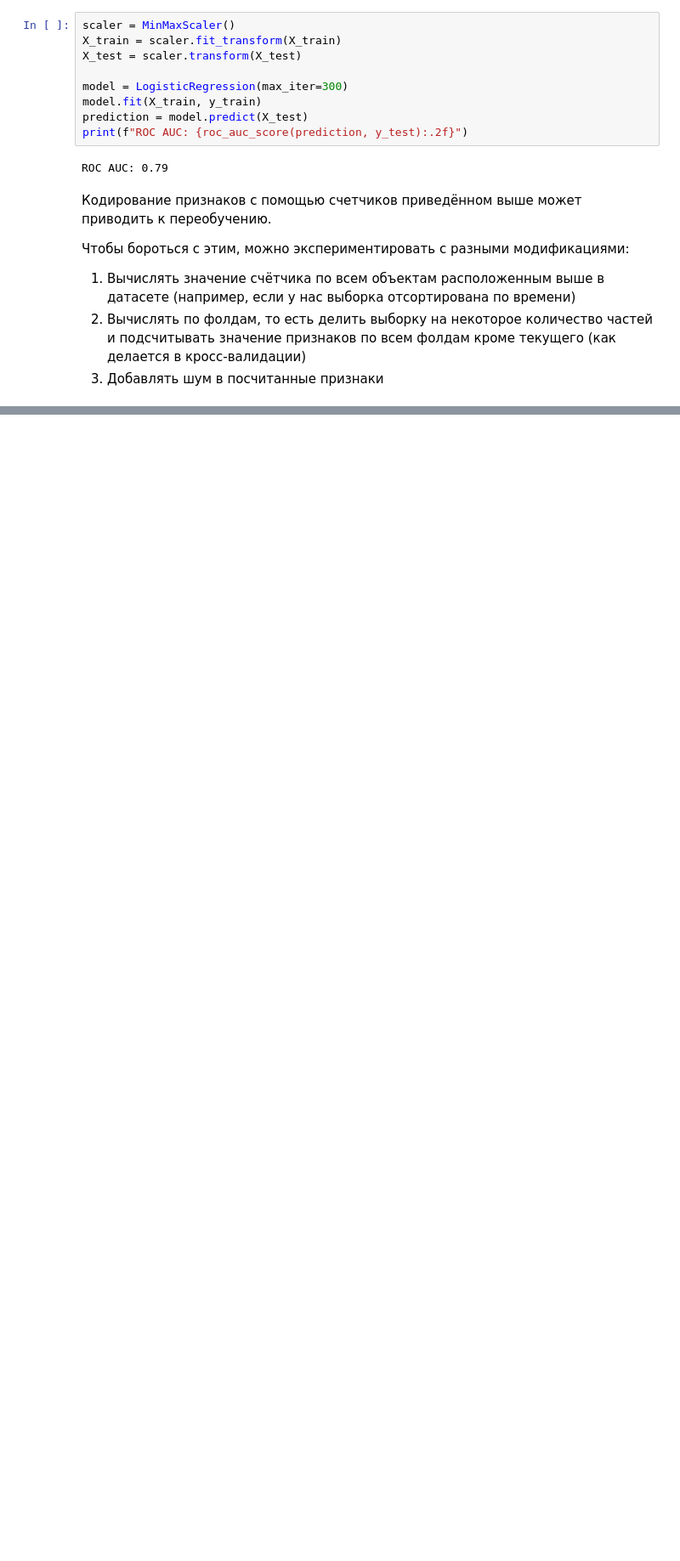
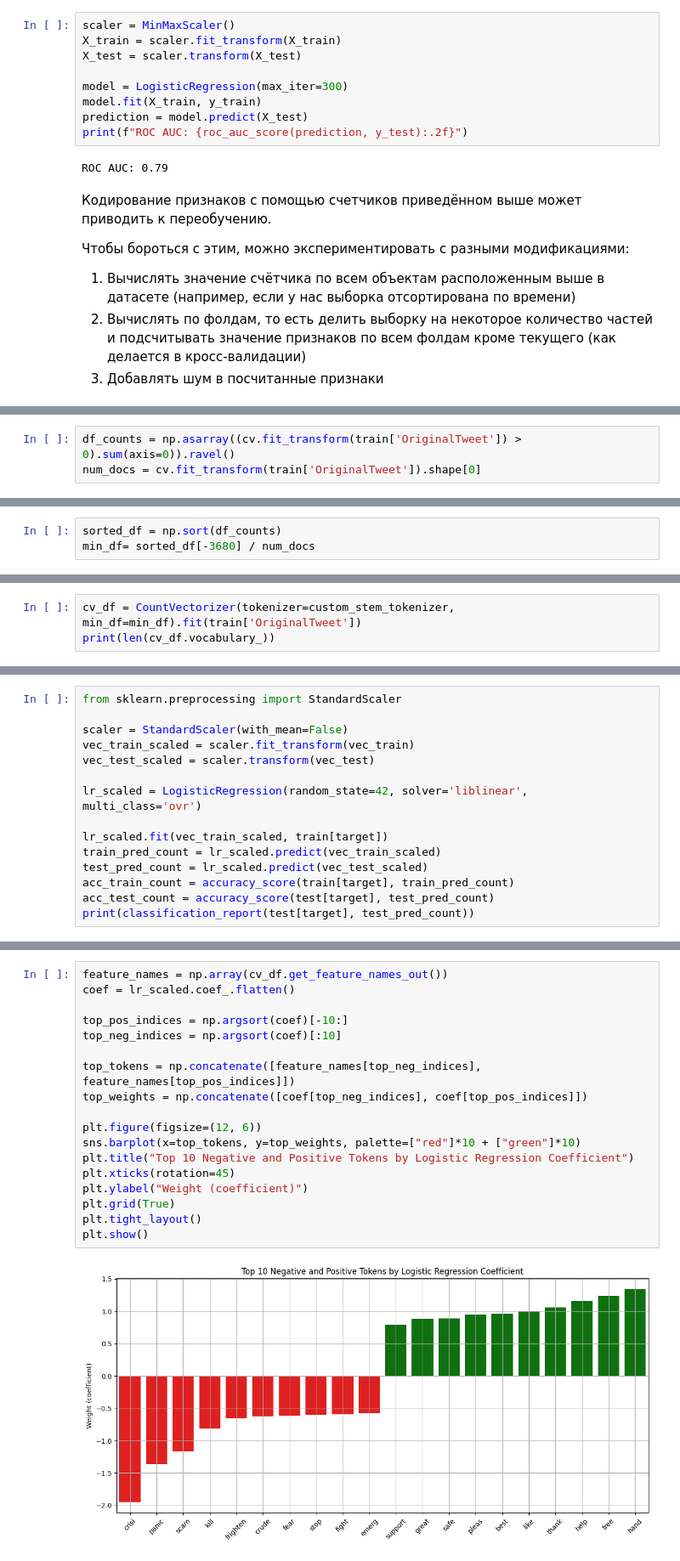
Before and after one commit to vishnevetskii1/templates, a Jupyter notebook: text.ipynb, the cells around one changed output, grey strips where cells are left out. Shown: that part at 85% size. Drawn from its saved outputs; the diff is of its cells as text; blank space fills up the shorter version.

```diff
--- a/text.ipynb
+++ b/text.ipynb
@@ -1039,0 +2007,3 @@ ROC AUC: 0.79
+# %%
+df_counts = np.asarray((cv.fit_transform(train['OriginalTweet']) > 0).sum(axis=0)).ravel()
+num_docs = cv.fit_transform(train['OriginalTweet']).shape[0]
@@ -1039,0 +2025,3 @@ ROC AUC: 0.79
+# %%
+sorted_df = np.sort(df_counts)
+min_df= sorted_df[-3680] / num_docs
@@ -1039,0 +2032,3 @@ ROC AUC: 0.79
+# %%
+cv_df = CountVectorizer(tokenizer=custom_stem_tokenizer, min_df=min_df).fit(train['OriginalTweet'])
+print(len(cv_df.vocabulary_))
@@ -1039,0 +2068,15 @@ ROC AUC: 0.79
+# %%
+from sklearn.preprocessing import StandardScaler
+
+scaler = StandardScaler(with_mean=False)
+vec_train_scaled = scaler.fit_transform(vec_train)
+vec_test_scaled = scaler.transform(vec_test)
+
+lr_scaled = LogisticRegression(random_state=42, solver='liblinear', multi_class='ovr')
+
+lr_scaled.fit(vec_train_scaled, train[target])
+train_pred_count = lr_scaled.predict(vec_train_scaled)
+test_pred_count = lr_scaled.predict(vec_test_scaled)
+acc_train_count = accuracy_score(train[target], train_pred_count)
+acc_test_count = accuracy_score(test[target], test_pred_count)
+print(classification_report(test[target], test_pred_count))
@@ -1039,0 +2096,20 @@ ROC AUC: 0.79
+# %%
+feature_names = np.array(cv_df.get_feature_names_out())
+coef = lr_scaled.coef_.flatten()
+
+top_pos_indices = np.argsort(coef)[-10:]
+top_neg_indices = np.argsort(coef)[:10]
+
+top_tokens = np.concatenate([feature_names[top_neg_indices], feature_names[top_pos_indices]])
+top_weights = np.concatenate([coef[top_neg_indices], coef[top_pos_indices]])
+
+plt.figure(figsize=(12, 6))
+sns.barplot(x=top_tokens, y=top_weights, palette=["red"]*10 + ["green"]*10)
+plt.title("Top 10 Negative and Positive Tokens by Logistic Regression Coefficient")
+plt.xticks(rotation=45)
+plt.ylabel("Weight (coefficient)")
+plt.grid(True)
+plt.tight_layout()
+plt.show()
+# %% [output]
+[figure, added]
```
Also changed, not shown: parts of 192 cells of this notebook.
